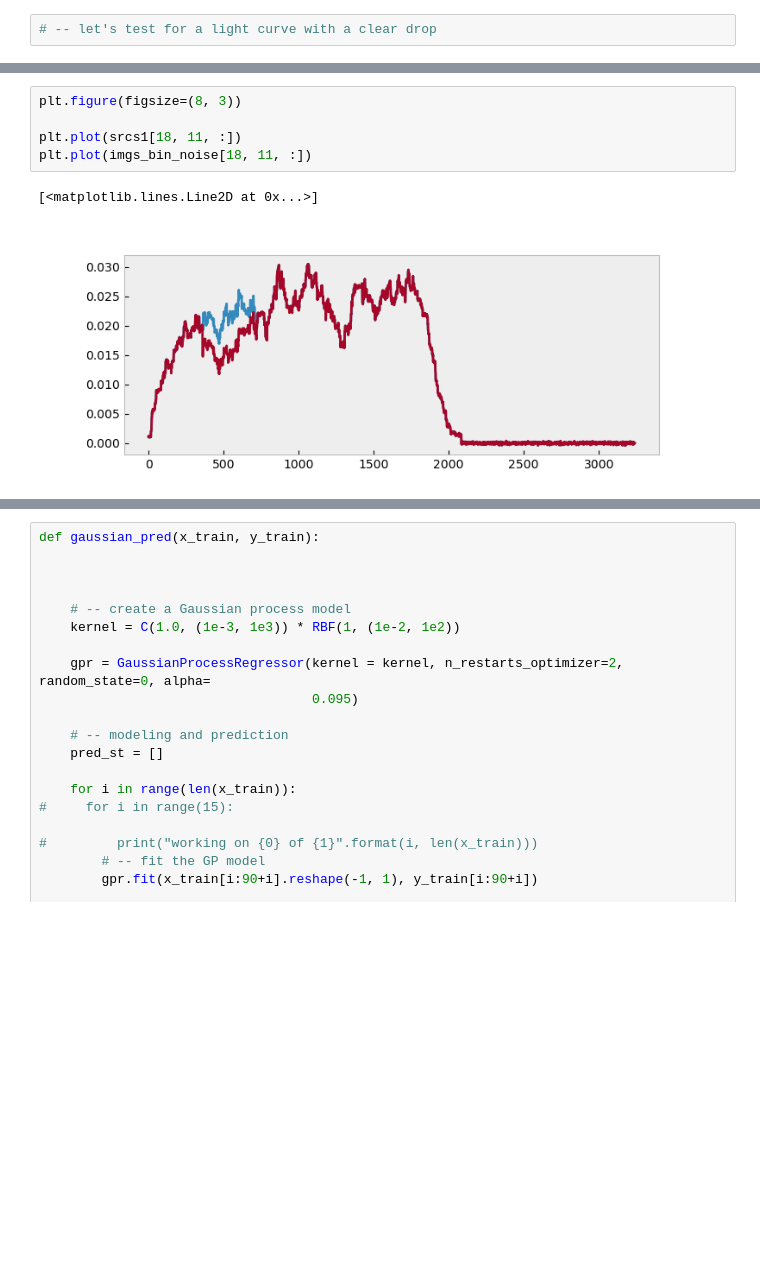
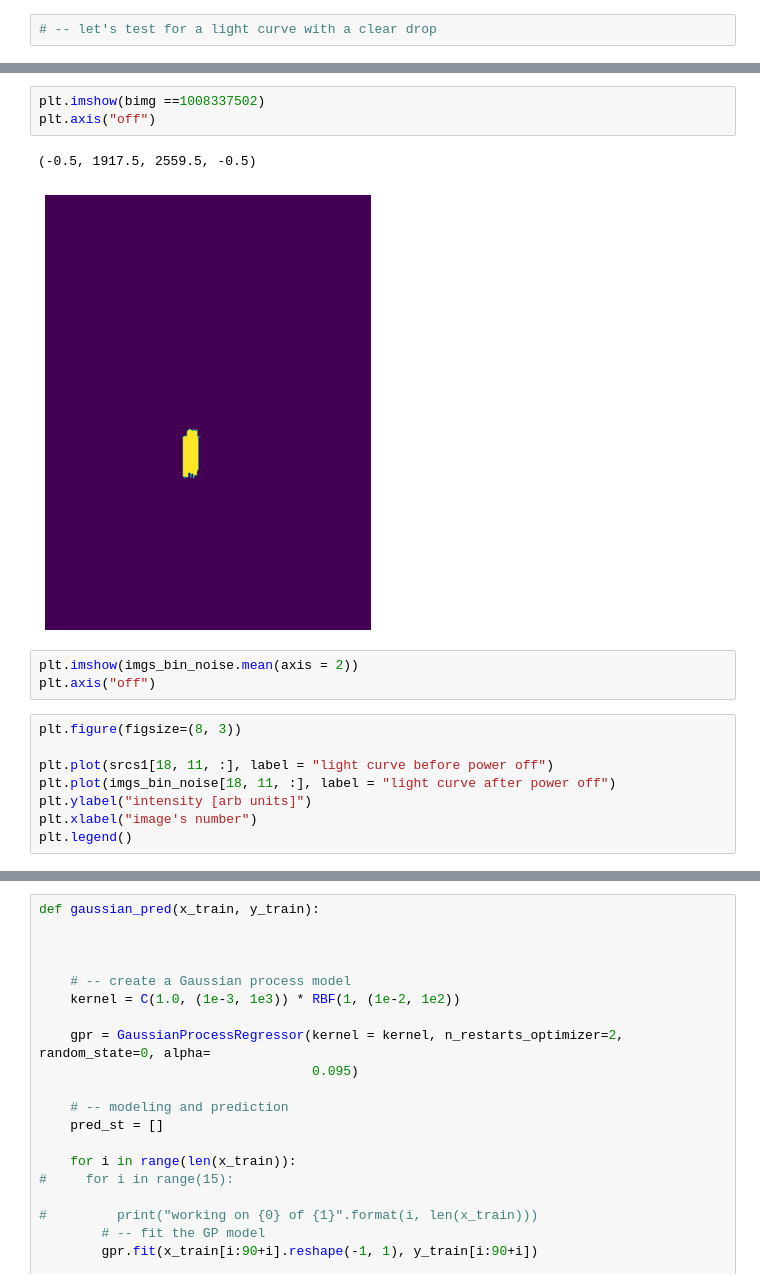
Before and after one commit to gdobler/lighting-tech-changeover, a Jupyter notebook: ltco/gaussian_reg_bin.ipynb, the cells around one changed output, grey strips where cells are left out. Saved outputs shown, nothing was run; the diff lists cells and outputs as text; blank space fills up the shorter version.

```diff
--- a/ltco/gaussian_reg_bin.ipynb
+++ b/ltco/gaussian_reg_bin.ipynb
@@ -299,11 +269,20 @@ imgs_bin_noise = bin_imgs(imgs, 80, noise=(333, 0., 0.01))
+# %%
+plt.imshow(bimg ==1008337502)
+plt.axis("off")
+# %% [output]
+(-0.5, 1917.5, 2559.5, -0.5)
+[figure, added]
+# %%
+plt.imshow(imgs_bin_noise.mean(axis = 2))
+plt.axis("off")
 # %%
 plt.figure(figsize=(8, 3))
 
-plt.plot(srcs1[18, 11, :])
-plt.plot(imgs_bin_noise[18, 11, :])
+plt.plot(srcs1[18, 11, :], label = "light curve before power off")
+plt.plot(imgs_bin_noise[18, 11, :], label = "light curve after power off")
+plt.ylabel("intensity [arb units]")
+plt.xlabel("image's number")
+plt.legend()
-# %% [output]
-[<matplotlib.lines.Line2D at 0x...>]
-[figure, removed]
 # %%
 plt.figure(figsize=(8, 3))
 
```
Also changed, not shown: parts of 18 cells of this notebook, 13 other files.
